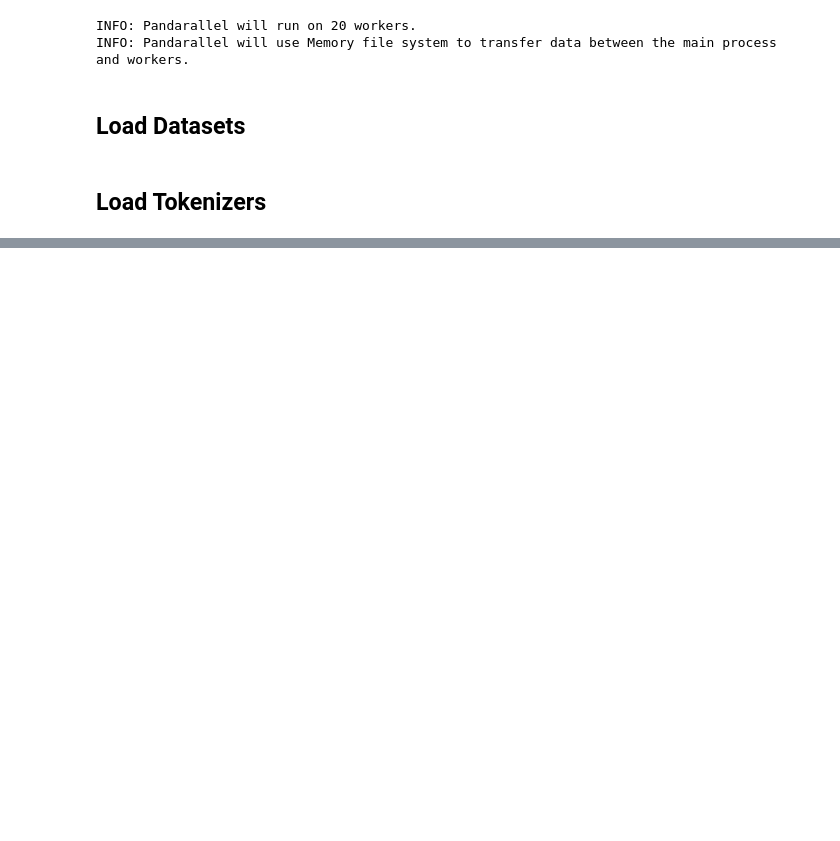
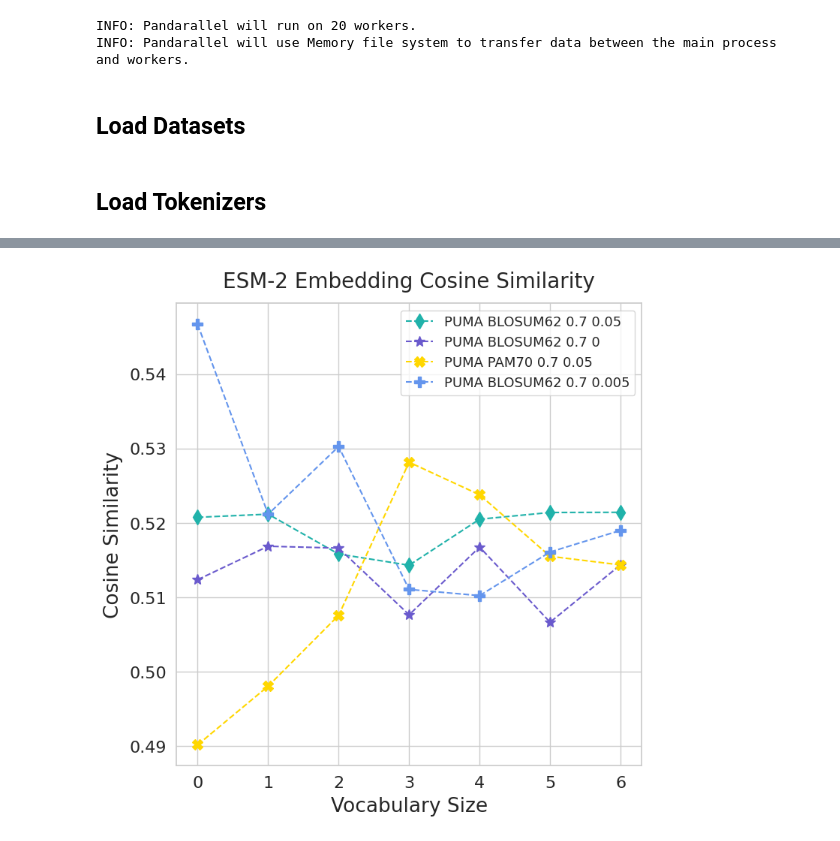
Before and after one commit to boun-tabi-lifelu/evolutionary-subword-tokenization, a Jupyter notebook: Prog/esm_embedding_similarity_analysis_for_mutations_new.ipynb, the cells around one changed output, grey strips where cells are left out. Cells and saved outputs as stored; diff of their text form; code cells hidden in the pictures; blank space fills up the shorter version.

```diff
--- a/Prog/esm_embedding_similarity_analysis_for_mutations_new.ipynb
+++ b/Prog/esm_embedding_similarity_analysis_for_mutations_new.ipynb
@@ -960,0 +1454,22 @@ results_df[results_df.columns[[0,1,-4,-3,-2,-1]]]
+# %%
+sns.set_style("whitegrid")
+
+for i, method in enumerate(methods[:1]+methods[2:]):
+        plt.plot(range(7), [results_df[results_df['tokenizer'] == f'{method} {vocab_size}']['rank_win_rate_mut_vs_alt'] for vocab_size in vocab_sizes],
+                markers[i],
+                color=colors[i],
+                linestyle=linestyles[1],
+                markersize=10,
+                label=methods2names[method])
+
+plt.title(f"ESM-2 Embedding Cosine Similarity", pad=title_pad)
+plt.xlabel("Vocabulary Size", labelpad=label_pad)
+plt.ylabel("Cosine Similarity", labelpad=label_pad)
+plt.legend()
+
+# plt.xlim([0, 2000])
+# plt.ylim([.1, .4])
+
+plt.show()
+# %% [output]
+[figure, added]
```
Also changed, not shown: parts of 22 cells of this notebook.
